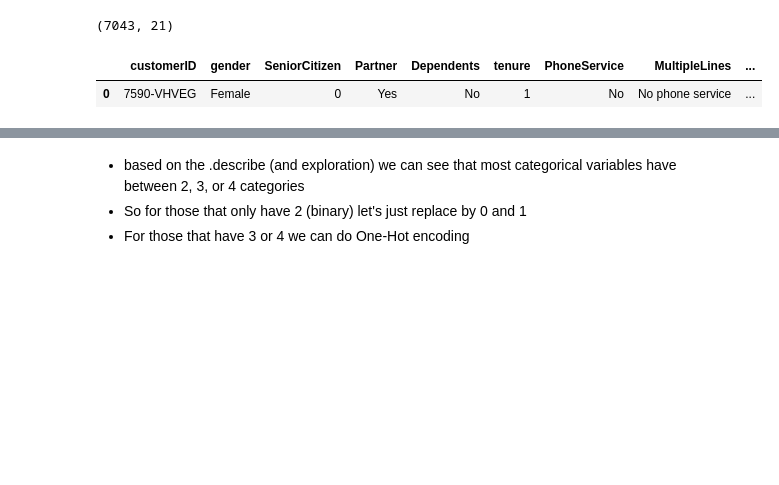
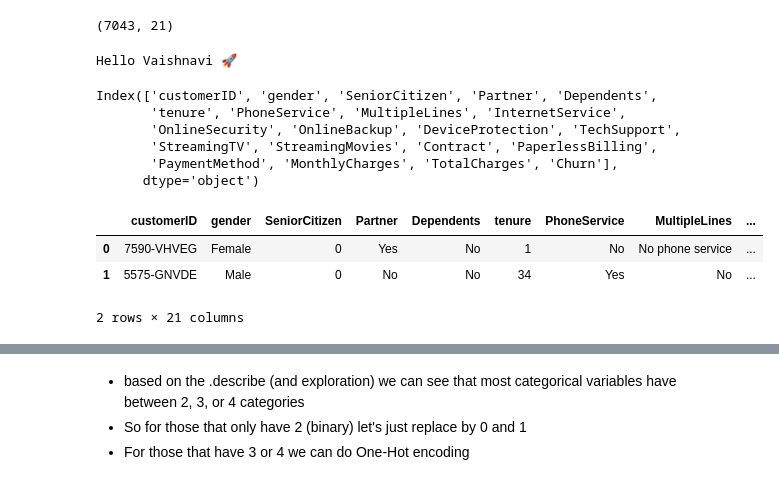
Before and after one commit to Shreesha-5/Telco-Customer-Churn-ML, a Jupyter notebook: notebooks/EDA.ipynb, the cells around one changed output, grey strips where cells are left out. Drawn from its saved outputs; the diff is of its cells as text; code cells hidden in the pictures; blank space fills up the shorter version.

```diff
--- a/notebooks/EDA.ipynb
+++ b/notebooks/EDA.ipynb
@@ -24,12 +24,27 @@ df= pd.read_csv("/home/user/Telco-Customer-Churn-ML/data/raw/WA_Fn-UseC_-Telco-C
 df.shape
 # %% [output]
 (7043, 21)
+# %%
+print("Hello Vaishnavi 🚀")
+# %% [output]
+Hello Vaishnavi 🚀
+# %%
+df.columns
+# %% [output]
+Index(['customerID', 'gender', 'SeniorCitizen', 'Partner', 'Dependents',
+       'tenure', 'PhoneService', 'MultipleLines', 'InternetService',
+       'OnlineSecurity', 'OnlineBackup', 'DeviceProtection', 'TechSupport',
+       'StreamingTV', 'StreamingMovies', 'Contract', 'PaperlessBilling',
+       'PaymentMethod', 'MonthlyCharges', 'TotalCharges', 'Churn'],
+      dtype='object')
 # %%
-df1 = pd.read_csv("/home/user/Telco-Customer-Churn-ML/data/raw/WA_Fn-UseC_-Telco-Customer-Churn.csv")
-df1.head(1)
+df1 = pd.read_csv("/Users/bitla/OneDrive/Desktop/Telco-Customer-Churn-ML/data/raw/WA_Fn-UseC_-Telco-Customer-Churn.csv")
+df1.head(2)
 # %% [output]
 |  | customerID | gender | SeniorCitizen | Partner | Dependents | tenure | PhoneService | MultipleLines | ... |
 | 0 | 7590-VHVEG | Female | 0 | Yes | No | 1 | No | No phone service | ... |
+| 1 | 5575-GNVDE | Male | 0 | No | No | 34 | Yes | No | ... |
+2 rows × 21 columns
 # %%
 pd.set_option('display.max_columns', None)  # Show all columns in the DataFrame
 pd.set_option('display.max_rows', None)     # Show all rows in the DataFrame
```
Also changed, not shown: parts of 25 cells of this notebook, 12 other files.
